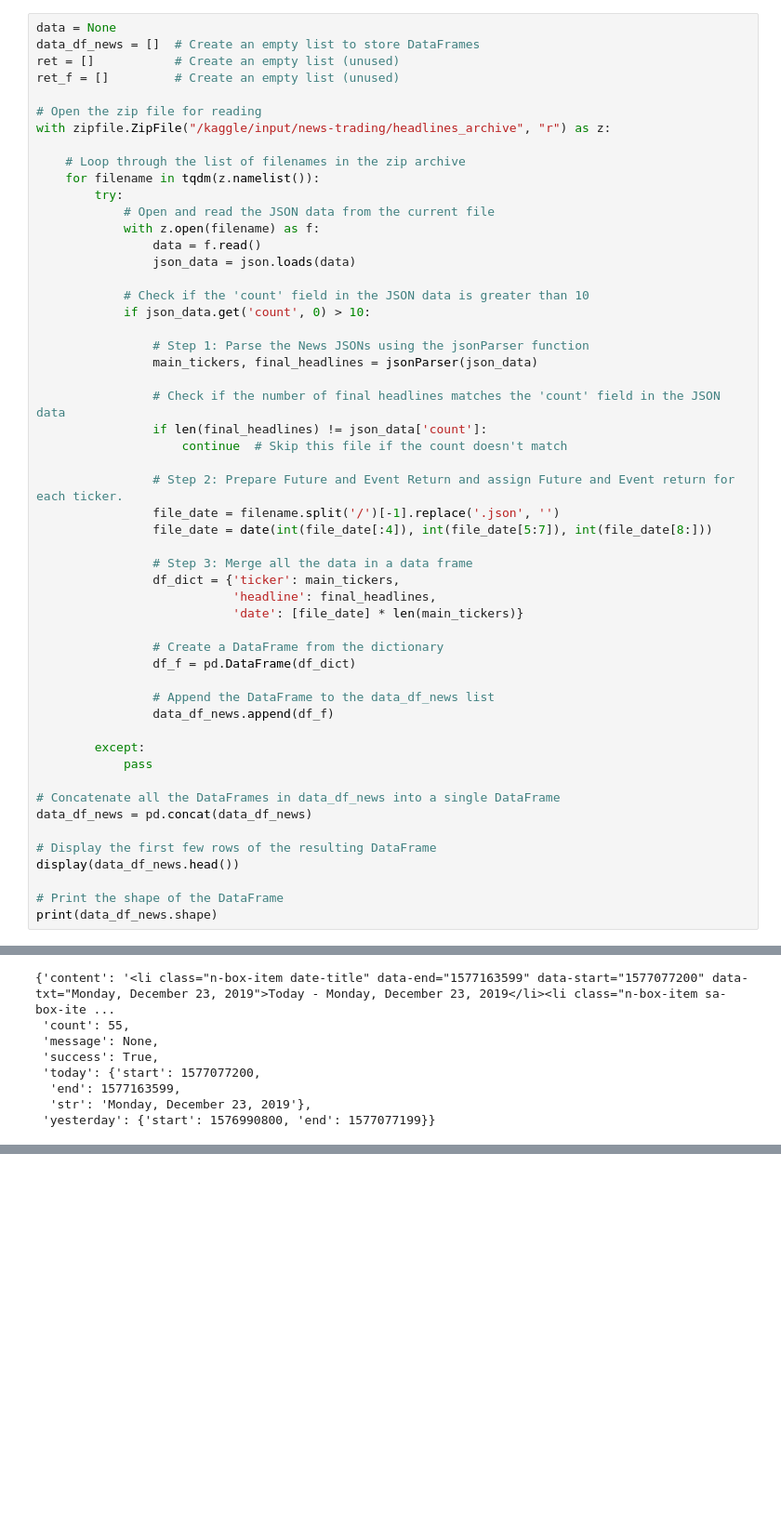
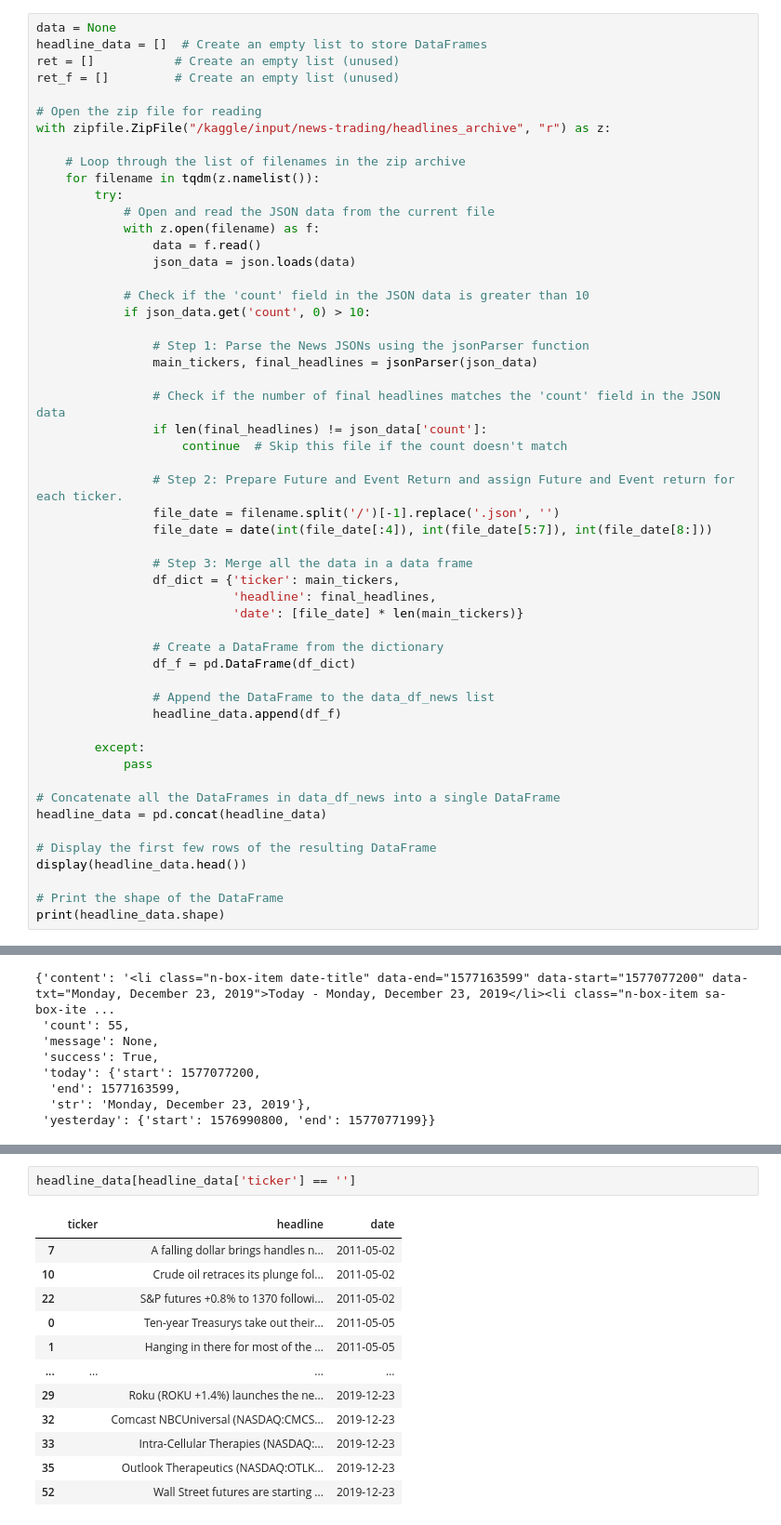
Before and after one commit to ram-polisetti/DataScience, a Jupyter notebook: media-perception-investment-strategy.ipynb, the cells around one changed output, grey strips where cells are left out. Shown at 93% size. Saved outputs shown, nothing was run; the diff lists cells and outputs as text; blank space fills up the shorter version.

```diff
--- a/media-perception-investment-strategy.ipynb
+++ b/media-perception-investment-strategy.ipynb
@@ -204,7 +204,7 @@ def jsonParser(json_data):
     return main_tickers, final_headlines
 # %%
 data = None
-data_df_news = []  # Create an empty list to store DataFrames
+headline_data = []  # Create an empty list to store DataFrames
 ret = []           # Create an empty list (unused)
 ret_f = []         # Create an empty list (unused)
 
@@ -242,19 +242,19 @@ with zipfile.ZipFile("/kaggle/input/news-trading/headlines_archive", "r") as z:
                 df_f = pd.DataFrame(df_dict)
 
                 # Append the DataFrame to the data_df_news list
-                data_df_news.append(df_f)
+                headline_data.append(df_f)
 
         except:
             pass
 
 # Concatenate all the DataFrames in data_df_news into a single DataFrame
-data_df_news = pd.concat(data_df_news)
+headline_data = pd.concat(headline_data)
 
 # Display the first few rows of the resulting DataFrame
-display(data_df_news.head())
+display(headline_data.head())
 
 # Print the shape of the DataFrame
-print(data_df_news.shape)
+print(headline_data.shape)
 # %% [output]
 |  | ticker | headline | date |
 | 0 | DVA | Davita (NYSE:DVA): EPS of $0.96 b... | 2011-05-02 |
@@ -276,0 +291,15 @@ json_data
+# %%
+headline_data[headline_data['ticker'] == '']
+# %% [output]
+|  | ticker | headline | date |
+| 7 |  | A falling dollar brings handles n... | 2011-05-02 |
+| 10 |  | Crude oil retraces its plunge fol... | 2011-05-02 |
+| 22 |  | S&P futures +0.8% to 1370 followi... | 2011-05-02 |
+| 0 |  | Ten-year Treasurys take out their... | 2011-05-05 |
+| 1 |  | Hanging in there for most of the ... | 2011-05-05 |
+| ... | ... | ... | ... |
+| 29 |  | Roku (ROKU +1.4%) launches the ne... | 2019-12-23 |
+| 32 |  | Comcast NBCUniversal (NASDAQ:CMCS... | 2019-12-23 |
+| 33 |  | Intra-Cellular Therapies (NASDAQ:... | 2019-12-23 |
+| 35 |  | Outlook Therapeutics (NASDAQ:OTLK... | 2019-12-23 |
+| 52 |  | Wall Street futures are starting ... | 2019-12-23 |
```
Also changed, not shown: parts of 7 cells of this notebook.
